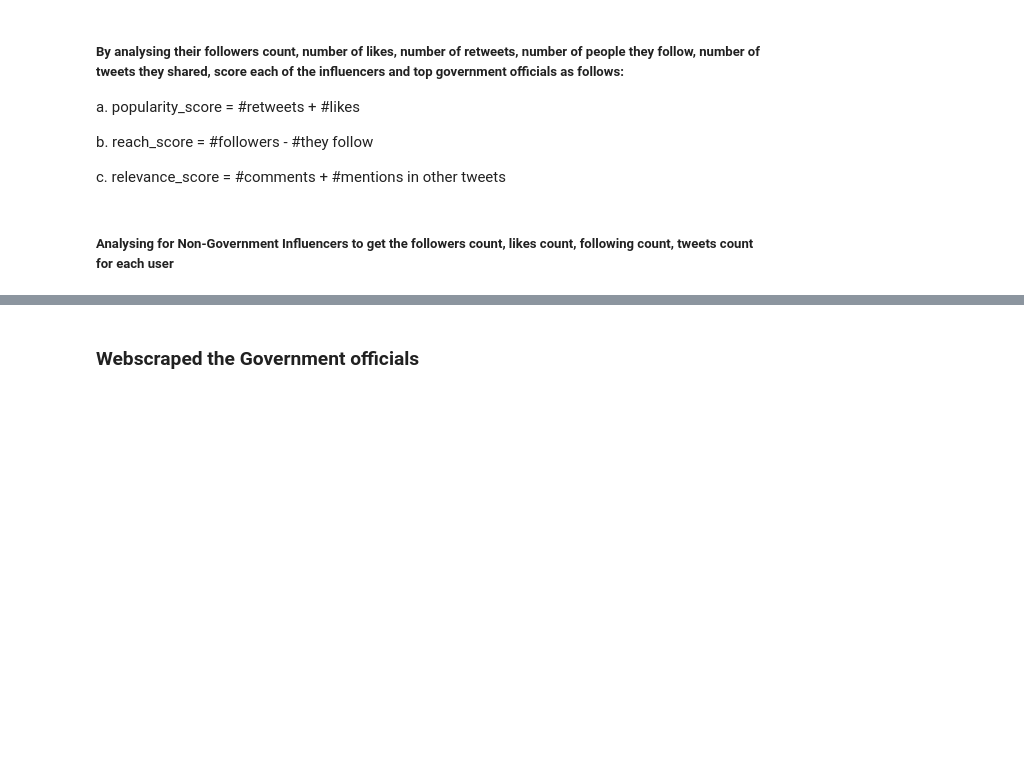
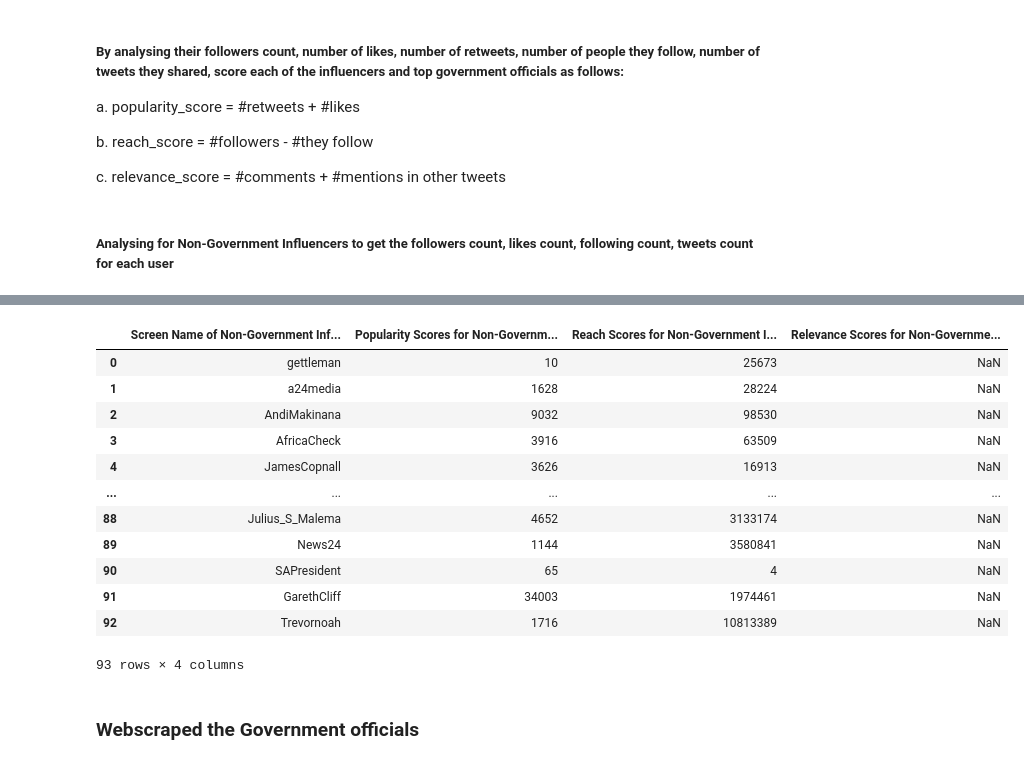
Before and after one commit to tijesunimiolashore/10academy_twitter_mining, a Jupyter notebook: Week_Challenge_1.ipynb, the cells around one changed output, grey strips where cells are left out. Cells and saved outputs as stored; diff of their text form; code cells hidden in the pictures; blank space fills up the shorter version.

```diff
--- a/Week_Challenge_1.ipynb
+++ b/Week_Challenge_1.ipynb
@@ -209,4 +217,19 @@ sorted_NonGov_Handles = df_handles_nongovInfluencers.sort_values('Handles of Non
 sorted_NonGov_Handles.to_csv(r'handles_NonGovs.csv', index=False)
 # %% [markdown]
 ##### I queried twitter to get the tweets of the Non-Government Influentials gotten above.
+# %%
+import tweepy
+import csv
+
+consumer_key = "LEnkxOKo2bK7AvMwV6AAYWqGT"
+consumer_secret = "hjSmWyHDe1TAoH82znysWVGRWQnKesj0mEEQ4OzWwj85za3vZD"
+access_token = "1246485711282462722-TUFdpIaMCWuuXeFulDLHNiNcOwk2oW"
+access_token_secret = "O5vgXF48dFWwSZTyBJwqr6SXz6BnQTMMp0KnaAVYoxuDM"
+
+# Creating the authentication object
+auth = tweepy.OAuthHandler(consumer_key, consumer_secret)
+# Setting your access token and secret
+auth.set_access_token(access_token, access_token_secret)
+# Creating the API object while passing in auth information
+api = tweepy.API(auth)
 # %%
@@ -405,3 +351,53 @@ concatenated_list
+# %%
+no_ofRetweets_NonGov_Influentials = []
+popularityscores_NonGov_Influentials = []
+reachscores_NonGov_Influentials = []
+noOfMentions_NonGov_Influentials = []
+
+#get number of retweets for each Non Government Influencer
+for x in range(0, len(user_twitter_handle)):
+    name = user_twitter_handle[x]
+    try:
+      Retweet_count = 0
+      for status in tweepy.Cursor(api.user_timeline,id=name).items():
+        Retweet_count += status.retweet_count
+      no_ofRetweets_NonGov_Influentials.append(Retweet_count)
+    except tweepy.TweepError as e:
+        continue
+
+#get popularity scores for each Non Government Influencer
+#for i in range(0, len(no_ofRetweets_Gov_Influentials)):
+#   popularity_score_gov = no_ofRetweets_Gov_Influentials[i] + no_ofLikes_Gov_Influentials[i]
+#   popularityscores_Gov_Influentials.append(popularity_score_gov)
+
+#get reach scores for each Non Government Influencer
+for i in range(0, len(no_ofFollowers_NonGov_Influentials)):
+    reachscore_NonGov = no_ofFollowers_NonGov_Influentials[i] - no_ofFollowing_NonGov_Influentials[i]
+    reachscores_NonGov_Influentials.append(reachscore_NonGov)
+
+from pandas import DataFrame
+#i used only number of likes to get popularity scores instead of number_of_likes + number_of_retweets because i tried but to no avail, i couldn't get the number of retweets_count
+#i used only number of mebtions to get relevance scores instead of number_of_mentions + number_of_comments because i tried but to no avail, i couldn't get the number of number_of_comments
+df_popularityscores_NonGov_Influencers = DataFrame (no_ofLikes_NonGov_Influentials,columns=['Popularity Scores for Non-Government Officials'])
+df_reachscores_NonGov_Influencers = DataFrame (reachscores_NonGov_Influentials,columns=['Reach Scores for Non-Government Influencers'])
+df_relevancecores_NonGov_Influencers = DataFrame (noOfMentions_NonGov_Influentials,columns=['Relevance Scores for Non-Government Influencers'])
+
+concatenated_list = pd.concat([df_scrrenname_nongovInfluencers, df_popularityscores_NonGov_Influencers,df_reachscores_NonGov_Influencers, df_relevancecores_NonGov_Influencers], axis=1)
+concatenated_list
+# %% [output]
+|  | Screen Name of Non-Government Inf... | Popularity Scores for Non-Governm... | Reach Scores for Non-Government I... | Relevance Scores for Non-Governme... |
+| 0 | gettleman | 10 | 25673 | NaN |
+| 1 | a24media | 1628 | 28224 | NaN |
+| 2 | AndiMakinana | 9032 | 98530 | NaN |
+| 3 | AfricaCheck | 3916 | 63509 | NaN |
+| 4 | JamesCopnall | 3626 | 16913 | NaN |
+| ... | ... | ... | ... | ... |
+| 88 | Julius_S_Malema | 4652 | 3133174 | NaN |
+| 89 | News24 | 1144 | 3580841 | NaN |
+| 90 | SAPresident | 65 | 4 | NaN |
+| 91 | GarethCliff | 34003 | 1974461 | NaN |
+| 92 | Trevornoah | 1716 | 10813389 | NaN |
+93 rows × 4 columns
 # %% [markdown]
 ### Webscraped the Government officials
 # %%
```
Also changed, not shown: parts of 27 cells of this notebook.
